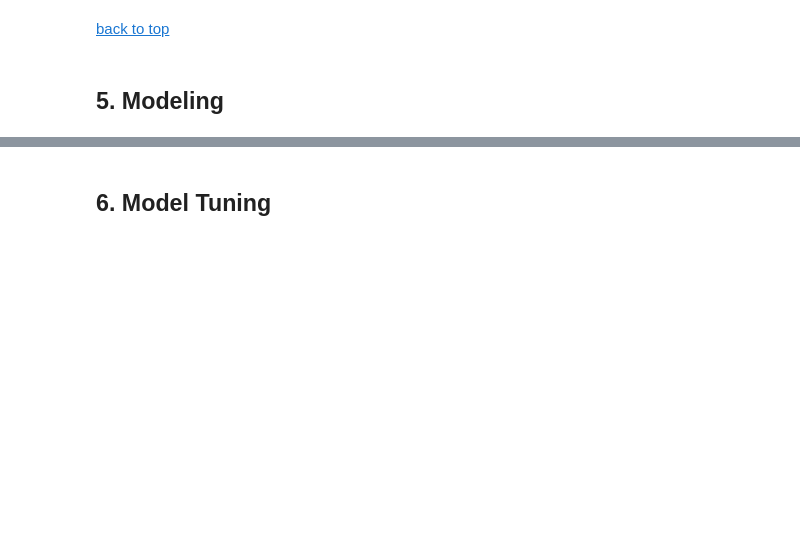
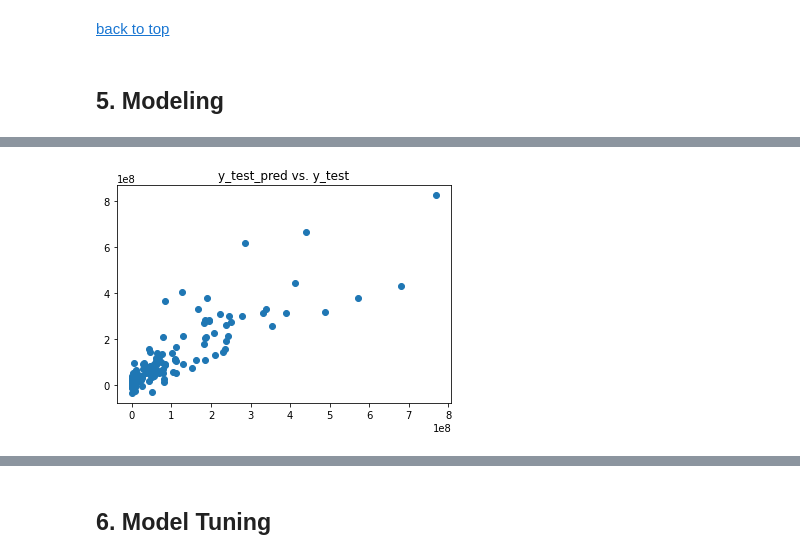
Before and after one commit to slp22/regression-project, a Jupyter notebook: adaptation_movies_regression.ipynb, the cells around one changed output, grey strips where cells are left out. Saved outputs shown, nothing was run; the diff lists cells and outputs as text; code cells hidden in the pictures; blank space fills up the shorter version.

```diff
--- a/adaptation_movies_regression.ipynb
+++ b/adaptation_movies_regression.ipynb
@@ -257,9 +356,11 @@ plt.title("y_train_pred vs. y_train");
 # %%
 # test: fitted vs. actual
-y_test_pred = lin_reg.predict(X_test)
+y_test_predict = lin_reg.predict(X_test)
 
-plt.scatter(y_test, y_test_pred)
+plt.scatter(y_test, y_test_predict)
 plt.plot([0, 400], [0, 400])
 plt.title("y_test_pred vs. y_test");
+# %% [output]
+[figure, added]
 # %%
 # residuals vs. predicted
```
Also changed, not shown: parts of 65 cells of this notebook.
